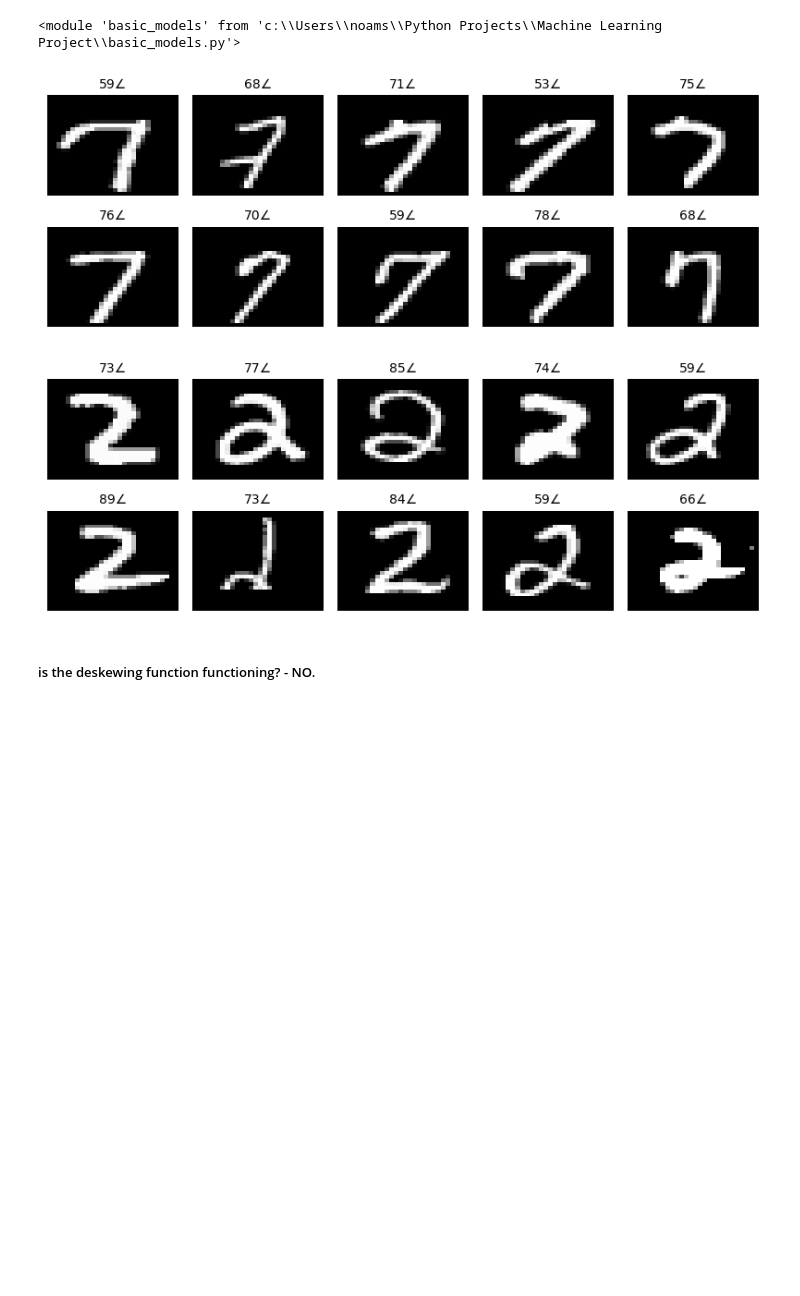
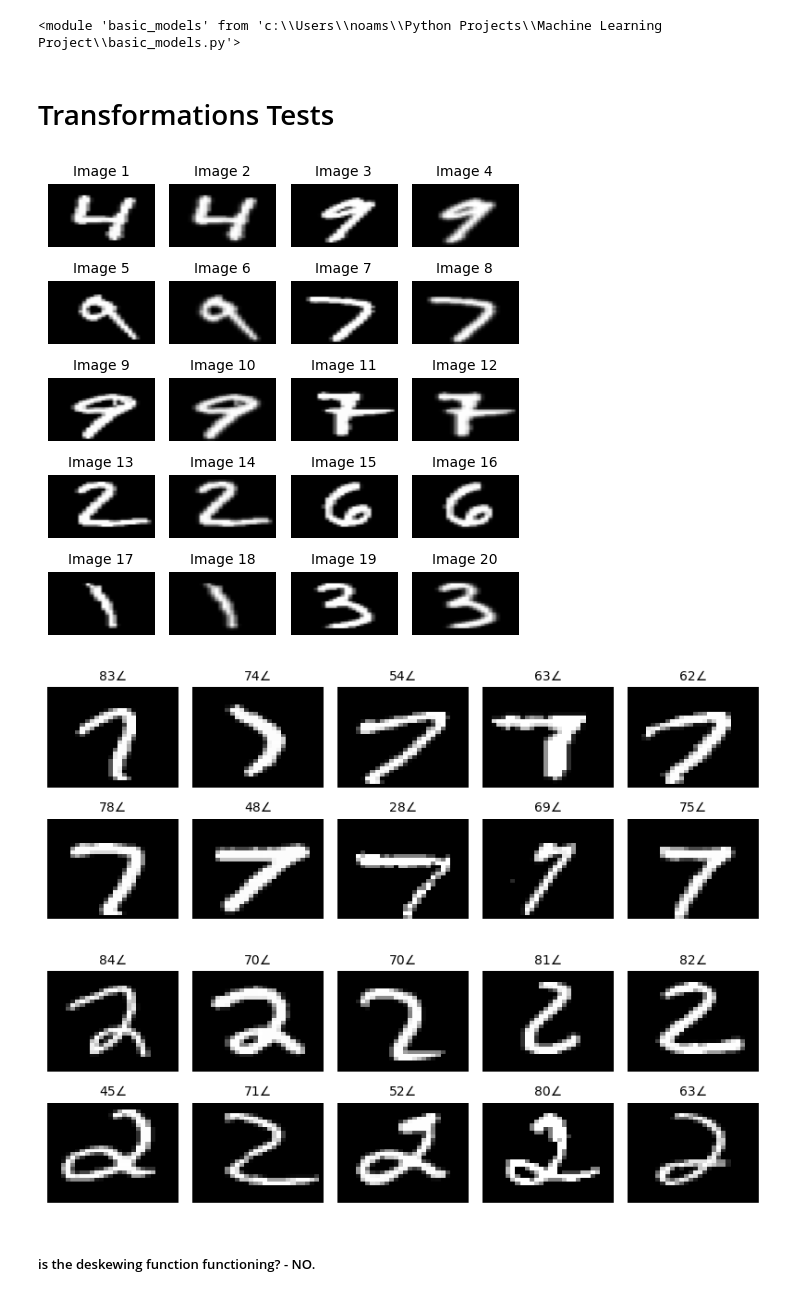
Before and after one commit to Noamnes/Machine_Learning_Project, a Jupyter notebook: tests.ipynb, the cells around one changed output. Cells and saved outputs as stored; diff of their text form; code cells hidden in the pictures; blank space fills up the shorter version.

```diff
--- a/tests.ipynb
+++ b/tests.ipynb
@@ -11,7 +11,15 @@ import basic_models; importlib.reload(basic_models)
 # %% [output]
 <module 'basic_models' from 'c:\\Users\\noams\\Python Projects\\Machine Learning Project\\basic_models.py'>
 # %%
-X_train, X_test, y_train, y_test = basic_models.load_preprocess_mnist_data(scale_features=False, use_pca=False)
+X_train, X_test, y_train, y_test = basic_models.load_preprocess_mnist_data(scale_features=False, flatten_image=False, use_pca=False)
+# %% [markdown]
+# Transformations Tests
+# %%
+sample_space = X_test[:100]
+images = random.sample(list(sample_space), 10)
+vis.plot_before_after_transform(images, trans.center_image)
+# %% [output]
+[figure, added]
 # %%
 # get the train images of '9'
 sample_space = list(X_train[y_train == 7])
@@ -22,8 +30,8 @@ sample_space = list(X_train[y_train == 2])
 images = random.sample(sample_space, 10)
 vis.plot_images_with_tilt_angles(images, 5, figsize=(8, 3))
 # %% [output]
-[figure, old version]
+[figure, new version]
-[figure, old version]
+[figure, new version]
 # %% [markdown]
 ##### is the deskewing function functioning? - NO.
 # %%
```
Also changed, not shown: 3 other files.
